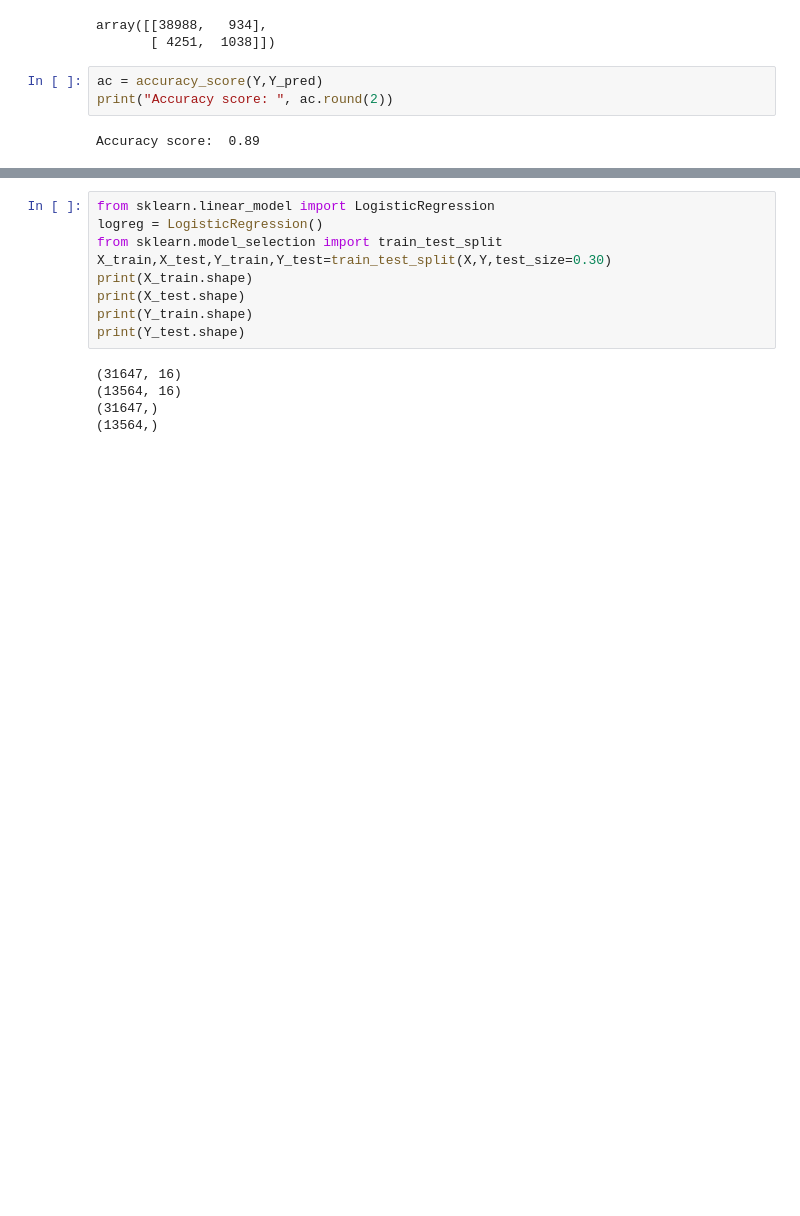
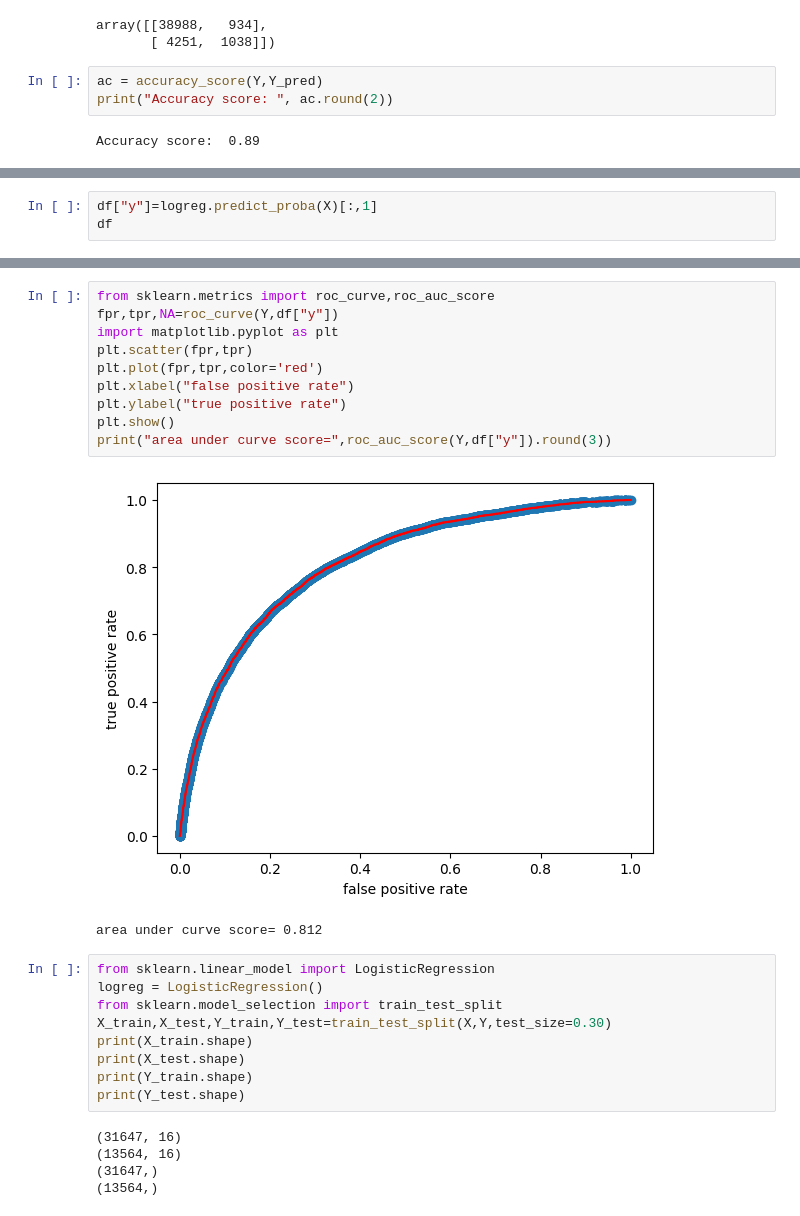
Before and after one commit to RNSHDeepika7/Assignments, a Jupyter notebook: Logistic_regression_assgnt.ipynb, the cells around one changed output, grey strips where cells are left out. Drawn from its saved outputs; the diff is of its cells as text; blank space fills up the shorter version.

```diff
--- a/Logistic_regression_assgnt.ipynb
+++ b/Logistic_regression_assgnt.ipynb
@@ -148,0 +137,3 @@ Accuracy score:  0.89
+# %%
+df["y"]=logreg.predict_proba(X)[:,1]
+df
@@ -149,3 +154,16 @@ Accuracy score:  0.89
+# %%
+from sklearn.metrics import roc_curve,roc_auc_score
+fpr,tpr,NA=roc_curve(Y,df["y"])
+import matplotlib.pyplot as plt
+plt.scatter(fpr,tpr)
+plt.plot(fpr,tpr,color='red')
+plt.xlabel("false positive rate")
+plt.ylabel("true positive rate")
+plt.show()
+print("area under curve score=",roc_auc_score(Y,df["y"]).round(3))
+# %% [output]
+[figure, added]
+area under curve score= 0.812
 # %%
 from sklearn.linear_model import LogisticRegression
 logreg = LogisticRegression()
```
Also changed, not shown: parts of 5 cells of this notebook.
